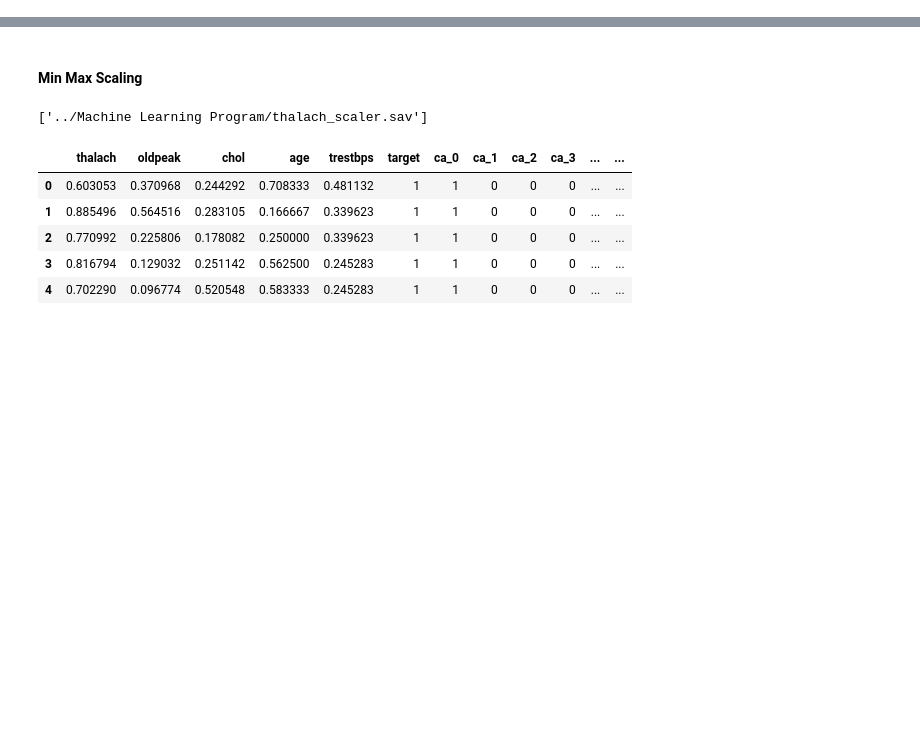
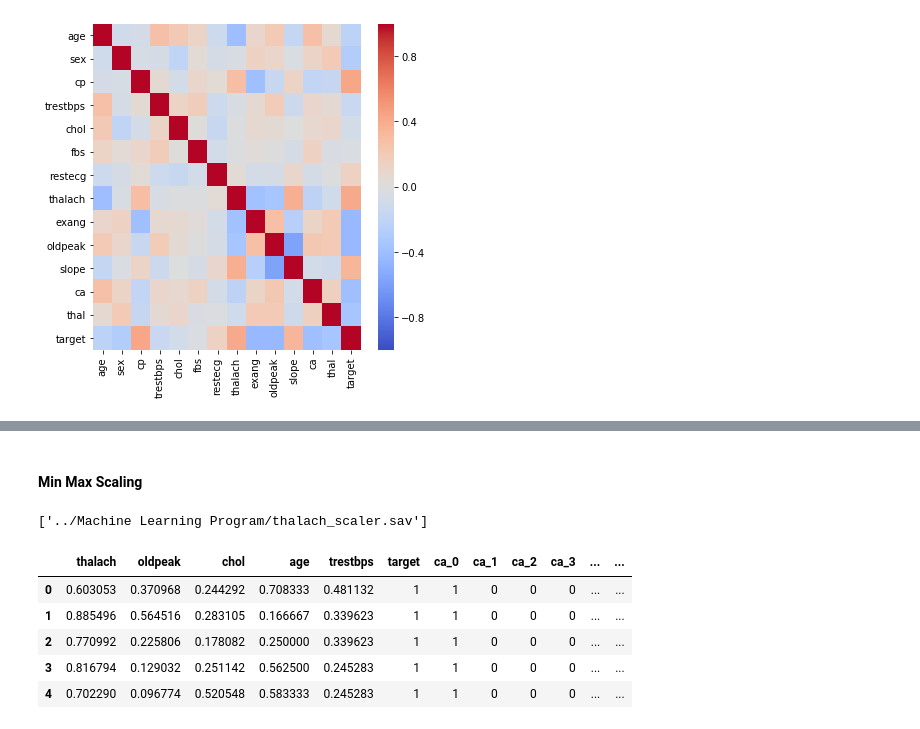
Before and after one commit to tstokes64/Heart_Disease, a Jupyter notebook: Notebooks/ML Algorithms.ipynb, the cells around one changed output, grey strips where cells are left out. Cells and saved outputs as stored; diff of their text form; code cells hidden in the pictures; blank space fills up the shorter version.

```diff
--- a/Notebooks/ML Algorithms.ipynb
+++ b/Notebooks/ML Algorithms.ipynb
@@ -16 +20,12 @@ df.loc[df['slope'] == 3]
+# %%
+corr = df.corr()
+
+plt.figure(figsize=(6,6))
+sns.heatmap(corr,
+            vmin=-1,
+            cmap='coolwarm');
+
+plt.savefig('../Docs/Heatmap.png')
+# %% [output]
+[figure, added]
 # %%
```
Also changed, not shown: parts of 10 cells of this notebook, 11 other files.
